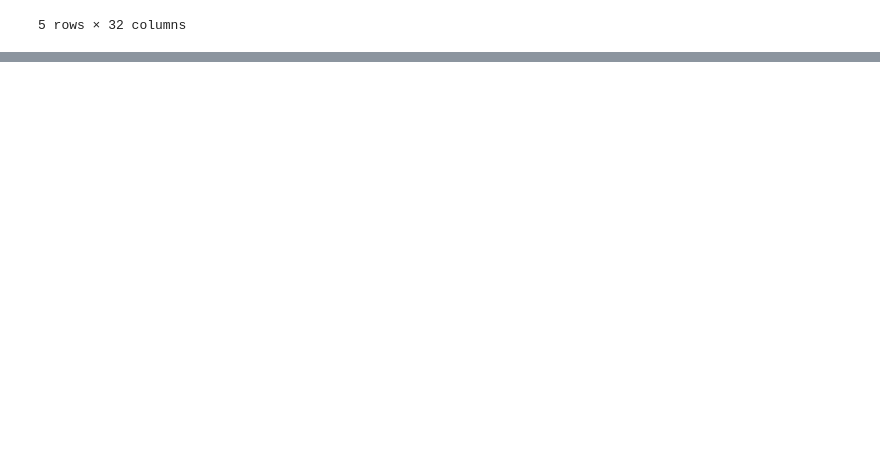
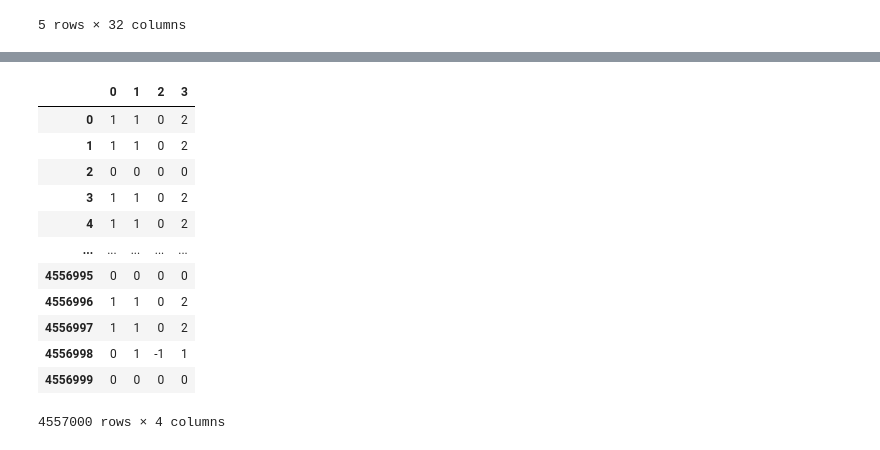
Before and after one commit to isakovaad/fedcsis25, a Jupyter notebook: notebooks/demo.ipynb, the cells around one changed output, grey strips where cells are left out. Saved outputs shown, nothing was run; the diff lists cells and outputs as text; code cells hidden in the pictures; blank space fills up the shorter version.

```diff
--- a/notebooks/demo.ipynb
+++ b/notebooks/demo.ipynb
@@ -41,0 +50,17 @@ dtype: int64
+# %%
+fen_features = df['FEN'].apply(generate_fen_features)
+fen_features
+# %% [output]
+|  | 0 | 1 | 2 | 3 |
+| 0 | 1 | 1 | 0 | 2 |
+| 1 | 1 | 1 | 0 | 2 |
+| 2 | 0 | 0 | 0 | 0 |
+| 3 | 1 | 1 | 0 | 2 |
+| 4 | 1 | 1 | 0 | 2 |
+| ... | ... | ... | ... | ... |
+| 4556995 | 0 | 0 | 0 | 0 |
+| 4556996 | 1 | 1 | 0 | 2 |
+| 4556997 | 1 | 1 | 0 | 2 |
+| 4556998 | 0 | 1 | -1 | 1 |
+| 4556999 | 0 | 0 | 0 | 0 |
+4557000 rows × 4 columns
```
Also changed, not shown: parts of 8 cells of this notebook, 1 other file.
